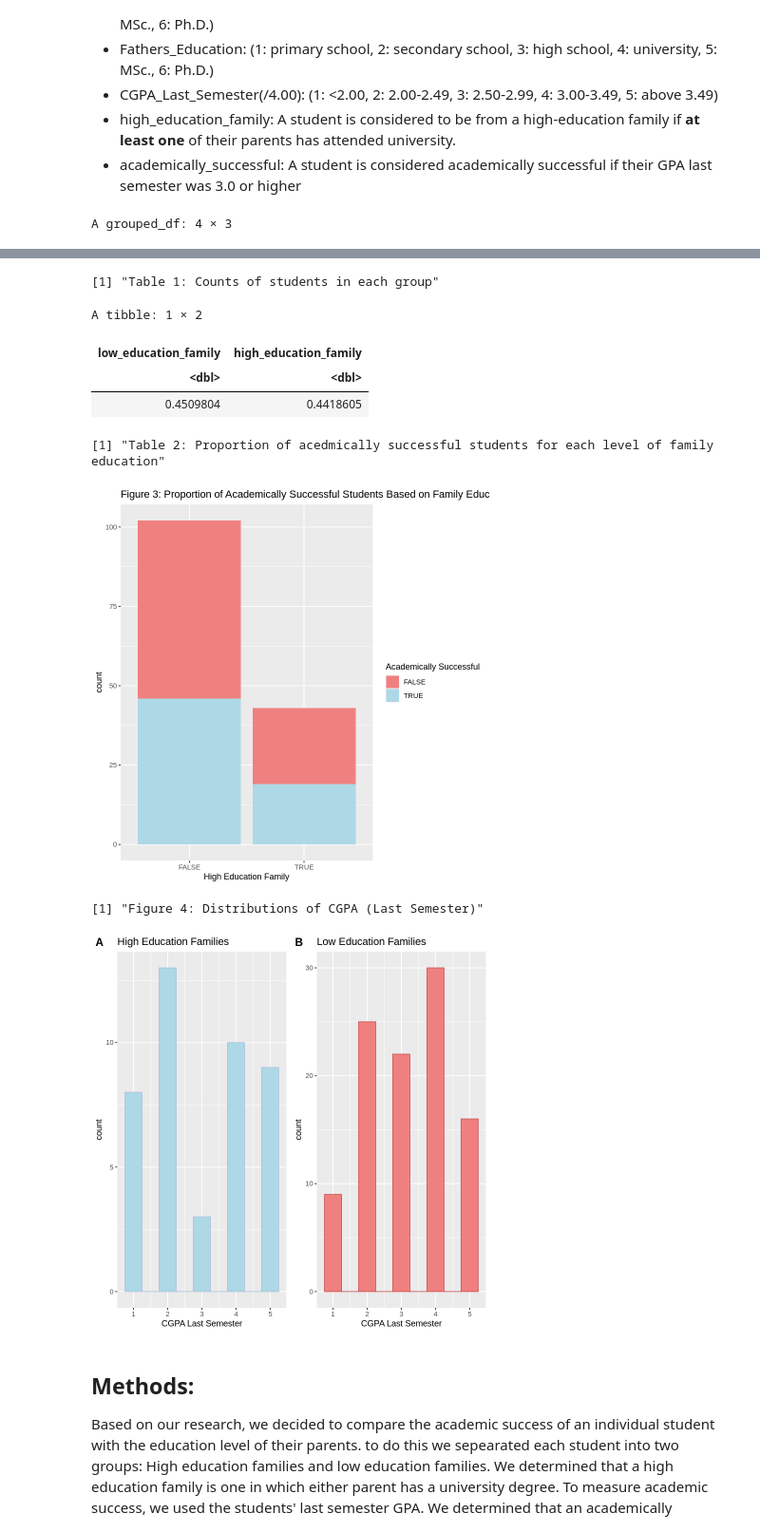
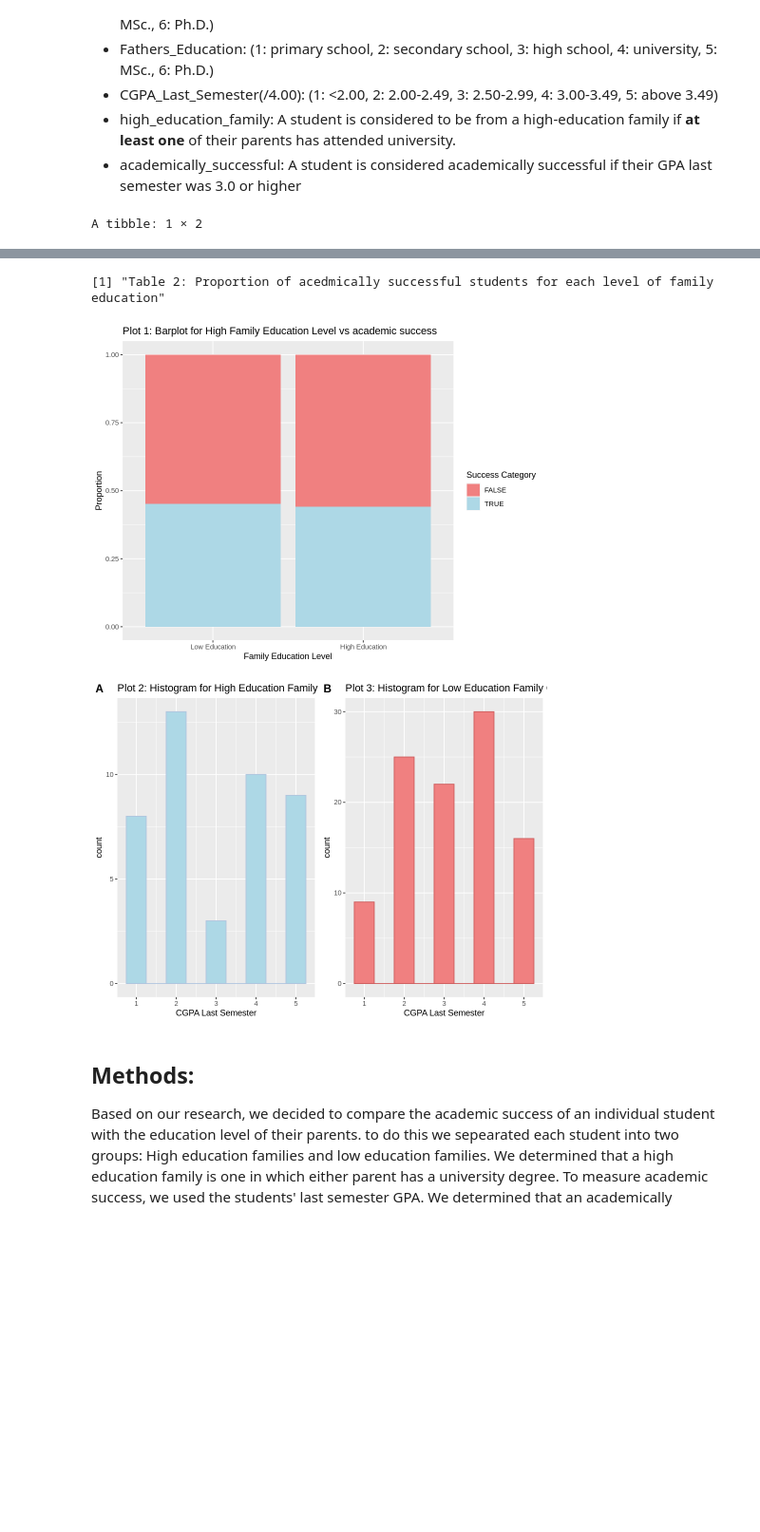
Before and after one commit to DanielHuangjiakang/Academic_Success_and_Parental_Education_Analysis-STAT201Group29, a Jupyter notebook: STAT201_GroupProposal.ipynb, the cells around one changed output, grey strips where cells are left out. Shown at 95% size. Cells and saved outputs as stored; diff of their text form; code cells hidden in the pictures; blank space fills up the shorter version.

```diff
--- a/STAT201_GroupProposal.ipynb
+++ b/STAT201_GroupProposal.ipynb
@@ -41,14 +47,7 @@ A tibble: 5 × 5
 * high_education_family: A student is considered to be from a high-education family if **at least one** of their parents has attended university.
 * academically_successful: A student is considered academically successful if their GPA last semester was 3.0 or higher
 # %%
-# Summary by high education family status
-Summary_Family_Education_CGPA_Last_Semester <-
-    student_data |>
-    group_by(high_education_family) |>
-    summarize(count = n(),
-              mean = mean(CGPA_Last_Semester, na.rm = TRUE),
-              sd = sd(CGPA_Last_Semester, na.rm = TRUE))
-
+options(repr.plot.width = 8, repr.plot.height = 6)
 # Count number of students in each of the groups
 Student_Tally <-
     student_data |>
@@ -58,13 +57,25 @@ Student_Tally <-
 # Calculate proportions of academically successful students for each family education level
 Student_Props <- tibble(low_education_family = 46/(46+56), high_education_family = 19/(24+19))
 
+# Barplot for High Family Education Level vs academic success
+Student_Bar_Plot <- student_data |>
+  ggplot(aes(x = high_education_family, fill = academically_successful)) +
+  geom_bar(position = "fill") +
+  scale_fill_manual(values = c("#f08080", "#add8e6")) +
+  scale_x_discrete(labels = c("Low Education", "High Education")) +  # Change labels here
+  labs(x = "Family Education Level",
+       fill = "Success Category",
+       title = "Plot 1: Barplot for High Family Education Level vs academic success") +
+  ylab("Proportion")
+
 # Histogram for High Education Family CGPA Last Semester
 histogram_High_Education_CGPA_Last_Semester <-
     student_data |>
     filter(high_education_family == TRUE) |>
     ggplot(aes(x = CGPA_Last_Semester)) +
     geom_histogram(binwidth = 0.5, fill = "#add8e6", color = "#b0c4de") +
-    labs(x = "CGPA Last Semester", title = "High Education Families")
+    labs(x = "CGPA Last Semester", title = "High Education Families") +
+    ggtitle("Plot 2: Histogram for High Education Family CGPA Last Semester")
 
 # Histogram for Low Education Family CGPA Last Semester
 histogram_Low_Education_CGPA_Last_Semester <-
@@ -72,38 +83,17 @@ histogram_Low_Education_CGPA_Last_Semester <-
     filter(high_education_family == FALSE) |>
     ggplot(aes(x = CGPA_Last_Semester)) +
     geom_histogram(binwidth = 0.5, fill = "#f08080", color = "#cd5c5c") +
-    labs(x = "CGPA Last Semester", title = "Low Education Families")
-
-# Boxplots for Family Education vs CGPA Last Semester
-boxplots_Family_Education_CGPA_Last_Semester <-
-    student_data |>
-    ggplot(aes(x = as.factor(high_education_family), y = CGPA_Last_Semester, fill = high_education_family)) +
-    geom_boxplot() +
-    scale_fill_manual(values = c("#f08080", "#add8e6")) +
-    labs(x = "High Education Family", y = "CGPA Last Semester", title = "CGPA Last Semester by Family Education Status")
-
-# Barplot for High Family Education Level vs academic success
-Student_Bar_Plot <- student_data |>
-    ggplot(aes(x = high_education_family, fill = academically_successful)) +
-    geom_bar() +
-    scale_fill_manual(values = c("#f08080", "#add8e6")) +
-    labs(x = "High Education Family", fill = "Academically Successful",
-         title = "Figure 3: Proportion of Academically Successful Students Based on Family Education")
+    labs(x = "CGPA Last Semester", title = "Low Education Families") +
+    ggtitle("Plot 3: Histogram for Low Education Family CGPA Last Semester")
 
 # Combine histograms into a grid
 plot_grid <- plot_grid(histogram_High_Education_CGPA_Last_Semester,
                        histogram_Low_Education_CGPA_Last_Semester,
                        labels = "AUTO", ncol = 2, align = 'h')
 
-# Print summary, boxplots, and the combined grid of histograms
-#Summary_Family_Education_CGPA_Last_Semester
-#boxplots_Family_Education_CGPA_Last_Semester
-Student_Tally
-print("Table 1: Counts of students in each group")
 Student_Props
 print("Table 2: Proportion of acedmically successful students for each level of family education")
 Student_Bar_Plot
 plot_grid
-print("Figure 4: Distributions of CGPA (Last Semester)")
 # %% [output]
-A grouped_df: 4 × 3
+A tibble: 1 × 2
@@ -116,12 +103,6 @@ A grouped_df: 4 × 3
-[1] "Table 1: Counts of students in each group"
+[1] "Table 2: Proportion of acedmically successful students for each level of family education"
-A tibble: 1 × 2
-| low_education_family | high_education_family |
-| <dbl> | <dbl> |
-| 0.4509804 | 0.4418605 |
-[1] "Table 2: Proportion of acedmically successful students for each level of family education"
-[figure, old version]
+[figure, new version]
-[1] "Figure 4: Distributions of CGPA (Last Semester)"
-[figure, old version]
+[figure, new version]
 # %% [markdown]
 ## Methods:
 
```
Also changed, not shown: parts of 3 cells of this notebook.
